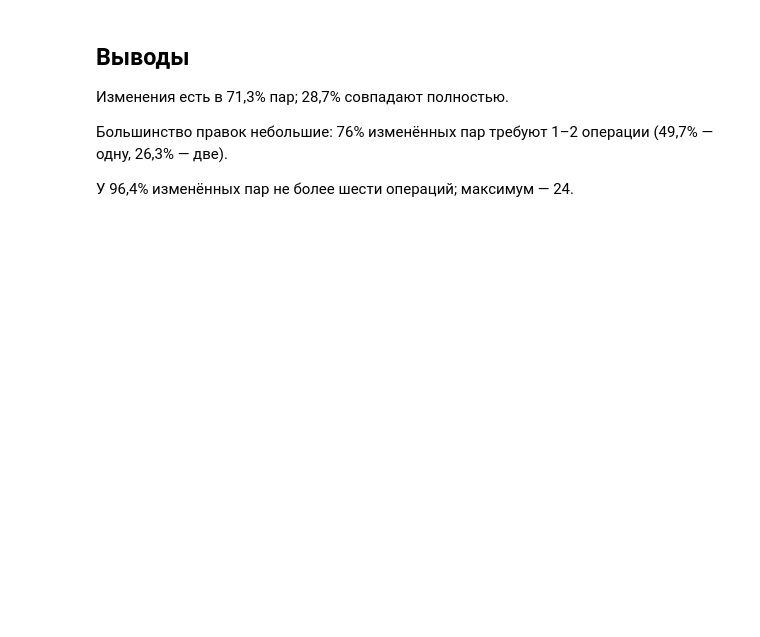
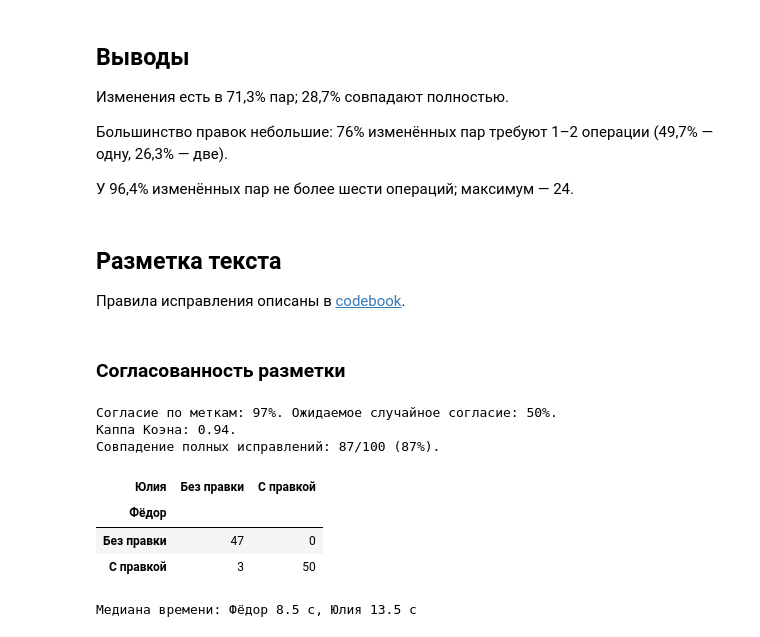
Before and after one commit to Monyzik/framework-coursework, a Jupyter notebook: notebooks/text.ipynb, the cells around one changed output. Cells and saved outputs as stored; diff of their text form; code cells hidden in the pictures; blank space fills up the shorter version.

```diff
--- a/notebooks/text.ipynb
+++ b/notebooks/text.ipynb
@@ -39,7 +39,7 @@ if ROOT is None:
 import pandas as pd
 from IPython.display import display
 
-DATA = ROOT / 'data/raw/ruspellgold/test.jsonl'
+DATA = ROOT / 'data/ruspellgold/test.jsonl'
 
 df = pd.read_json(DATA, lines=True)
 if len(df) != 1711 or set(df.columns) != {'source', 'correction', 'domain'}:
@@ -408,3 +408,7 @@ display(example_pairs.rename(columns={'domain': 'Домен', 'change_group': '
 Большинство правок небольшие: 76% изменённых пар требуют 1–2 операции (49,7% — одну, 26,3% — две).
 
 У 96,4% изменённых пар не более шести операций; максимум — 24.
+# %% [markdown]
+## Разметка текста
+
+Правила исправления описаны в [codebook](https://docs.google.com/document/d/1lx5aaPe3wv-ph6kmOpC8_nrCsd7wjaRdiBpKLUwXsyA/edit).
@@ -410,0 +445,31 @@ display(example_pairs.rename(columns={'domain': 'Домен', 'change_group': '
+# %% [markdown]
+### Согласованность разметки
+# %%
+same = fiodor['correction'].eq(julia['correction'])
+fiodor_changed = fiodor['correction'].ne(fiodor['source'])
+julia_changed = julia['correction'].ne(julia['source'])
+
+matrix = pd.crosstab(fiodor_changed, julia_changed).reindex(
+    index=[False, True], columns=[False, True], fill_value=0)
+n = len(same)
+observed = (matrix.iloc[0, 0] + matrix.iloc[1, 1]) / n
+expected = (matrix.sum(axis=0) * matrix.sum(axis=1)).sum() / n**2
+kappa = (observed - expected) / (1 - expected)
+
+print(f'Согласие по меткам: {observed:.0%}. Ожидаемое случайное согласие: {expected:.0%}.')
+print(f'Каппа Коэна: {kappa:.2f}.')
+print(f'Совпадение полных исправлений: {same.sum()}/{n} ({same.mean():.0%}).')
+display(matrix.set_axis(['Без правки', 'С правкой']).set_axis(
+    ['Без правки', 'С правкой'], axis='columns').rename_axis(
+    index='Фёдор', columns='Юлия'))
+print(f'Медиана времени: Фёдор {fiodor.seconds.median():.1f} с, '
+      f'Юлия {julia.seconds.median():.1f} с')
+# %% [output]
+Согласие по меткам: 97%. Ожидаемое случайное согласие: 50%.
+Каппа Коэна: 0.94.
+Совпадение полных исправлений: 87/100 (87%).
+| Юлия | Без правки | С правкой |
+| Фёдор |  |  |
+| Без правки | 47 | 0 |
+| С правкой | 3 | 50 |
+Медиана времени: Фёдор 8.5 с, Юлия 13.5 с
```
Also changed, not shown: parts of 5 cells of this notebook, 4 other files.
